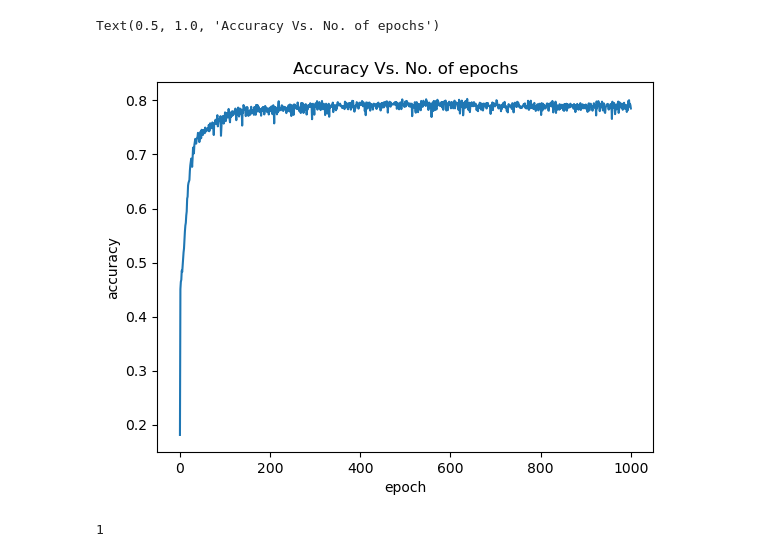
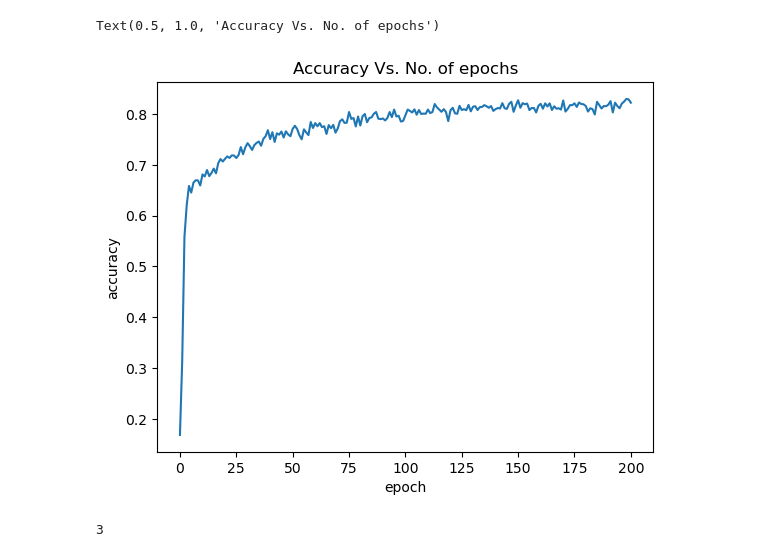
Before and after one commit to aleksejvalenkov/NN_path_planning, a Jupyter notebook: nn/Untitled.ipynb, the cells around one changed output. Drawn from its saved outputs; the diff is of its cells as text; code cells hidden in the pictures.

```diff
--- a/nn/Untitled.ipynb
+++ b/nn/Untitled.ipynb
@@ -41,14 +41,26 @@ class CustomDatasetFromDepthImages(Dataset):
         single_image_name = self.img_path + '/' + self.image_arr[index]
         # Open image
         img_as_img = np.load(single_image_name)
+        goal_np = img_as_img[:2]
+        goal_np /= 1000.0
+        img_as_img = img_as_img[2:]
         img_as_img /= 10000.0
         # Transform image to tensor
         img_as_tensor = torch.from_numpy(img_as_img.astype('float32'))
+        img_as_tensor = torch.unsqueeze(img_as_tensor, 0)
+        img_as_tensor = torch.cat(tuple([img_as_tensor for item in range(len(img_as_img))]), 0)
+        img_as_tensor = torch.unsqueeze(img_as_tensor, 0)
+
+
+        goal_as_tensor = torch.from_numpy(goal_np.astype('float32'))
+        goal_as_tensor = torch.unsqueeze(goal_as_tensor, 1)
+        goal_as_tensor = torch.unsqueeze(goal_as_tensor, 1)
+
 
         # Get label(class) of the image based on the cropped pandas column
         single_image_label = self.label_arr[index]
 
-        return (img_as_tensor, int(single_image_label))
+        return (img_as_tensor, goal_as_tensor, int(single_image_label))
 
     def __len__(self):
         return self.data_len
@@ -104,5 +147,10 @@ length of Validation Datasets:  1929
 # %%
-batch_size = 128
+batch_size = 16
 
 train_loader = DataLoader(train_data, batch_size, shuffle = True)
 val_loader = DataLoader(validation_data, batch_size, shuffle = False)
+
+for img, goal, label in train_loader:
+    print(img.shape)
+    print(goal.shape)
+    break
@@ -197,3 +303,3 @@ result0
 # %%
-history1 = fit(10000, 0.001, model, train_loader, val_loader)
+history1 = fit(100, 0.001, model, train_loader, val_loader)
 # %% [output]
@@ -218,3 +323,3 @@ KeyboardInterrupt:
 # %%
-history2 = fit(1000, 0.001, model, train_loader, val_loader)
+history2 = fit(100, 0.001, model, train_loader, val_loader)
 # %% [output]
@@ -283,12 +348,12 @@ history5 = fit(100000, 0.001, model, train_loader, val_loader)
 # %%
 ## Replace these values with your result
-history = [result0] + history1 #+ history2# + history3 + history4
+history = [result0] + history1 + history2# + history3 + history4
 accuracies = [result['val_acc'] for result in history]
 plt.plot(accuracies)
 plt.xlabel('epoch')
 plt.ylabel('accuracy')
 plt.title('Accuracy Vs. No. of epochs')
 # %% [output]
 Text(0.5, 1.0, 'Accuracy Vs. No. of epochs')
-[figure, old version]
+[figure, new version]
 # %%
@@ -298,7 +363,7 @@ model_1 = torch.load('/home/alex/Documents/NN_path_planning/nn/model/model_v1.pt
 # %%
-output = model_1.forward(custom_dataset[3230][0])
+output = model_1.forward(custom_dataset[3000][0])
 # _, pred = torch.max(output)
 action = F.softmax(output).detach().numpy().argmax()
 action
 # %% [output]
-1
+3
```
Also changed, not shown: parts of 17 cells of this notebook, 3 other files.
